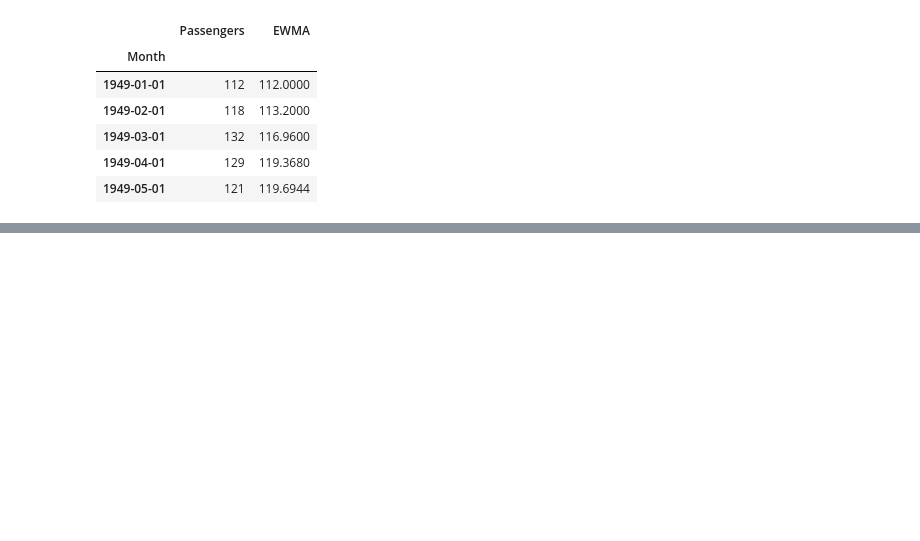
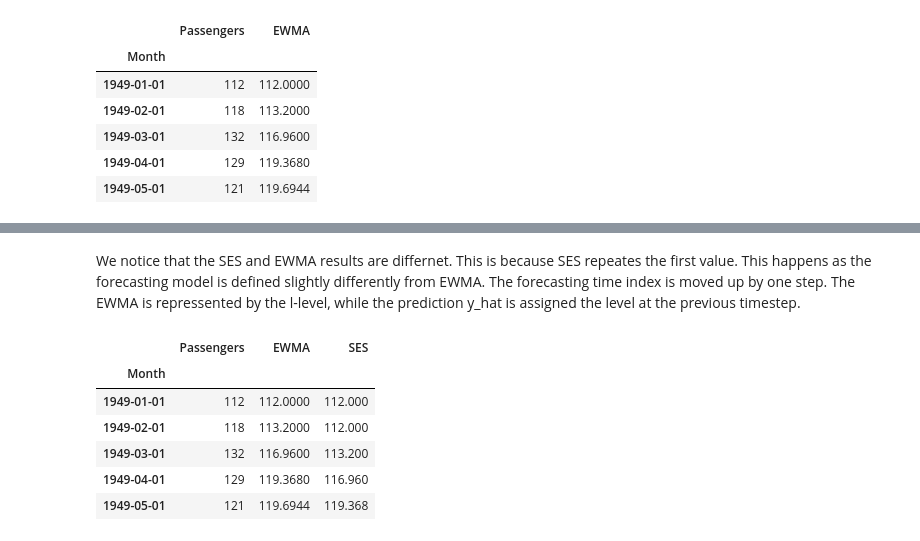
Before and after one commit to AndreiRoibu/AIforFinancialEngineering, a Jupyter notebook: TimeSeriesAnalysis/SimpleExponentialSmoothing.ipynb, the cells around one changed output, grey strips where cells are left out. Saved outputs shown, nothing was run; the diff lists cells and outputs as text; code cells hidden in the pictures; blank space fills up the shorter version.

```diff
--- a/TimeSeriesAnalysis/SimpleExponentialSmoothing.ipynb
+++ b/TimeSeriesAnalysis/SimpleExponentialSmoothing.ipynb
@@ -63,0 +91,12 @@ ses = SimpleExpSmoothing(df['Passengers'])
+# %% [markdown]
+We notice that the SES and EWMA results are differnet. This is because SES repeates the first value. This happens as the forecasting model is defined slightly differently from EWMA. The forecasting time index is moved up by one step. The EWMA is repressented by the l-level, while the prediction y_hat is assigned the level at the previous timestep.
+# %%
+df.head()
+# %% [output]
+|  | Passengers | EWMA | SES |
+| Month |  |  |  |
+| 1949-01-01 | 112 | 112.0000 | 112.000 |
+| 1949-02-01 | 118 | 113.2000 | 112.000 |
+| 1949-03-01 | 132 | 116.9600 | 113.200 |
+| 1949-04-01 | 129 | 119.3680 | 116.960 |
+| 1949-05-01 | 121 | 119.6944 | 119.368 |
```
Also changed, not shown: parts of 10 cells of this notebook, 1 other file.
